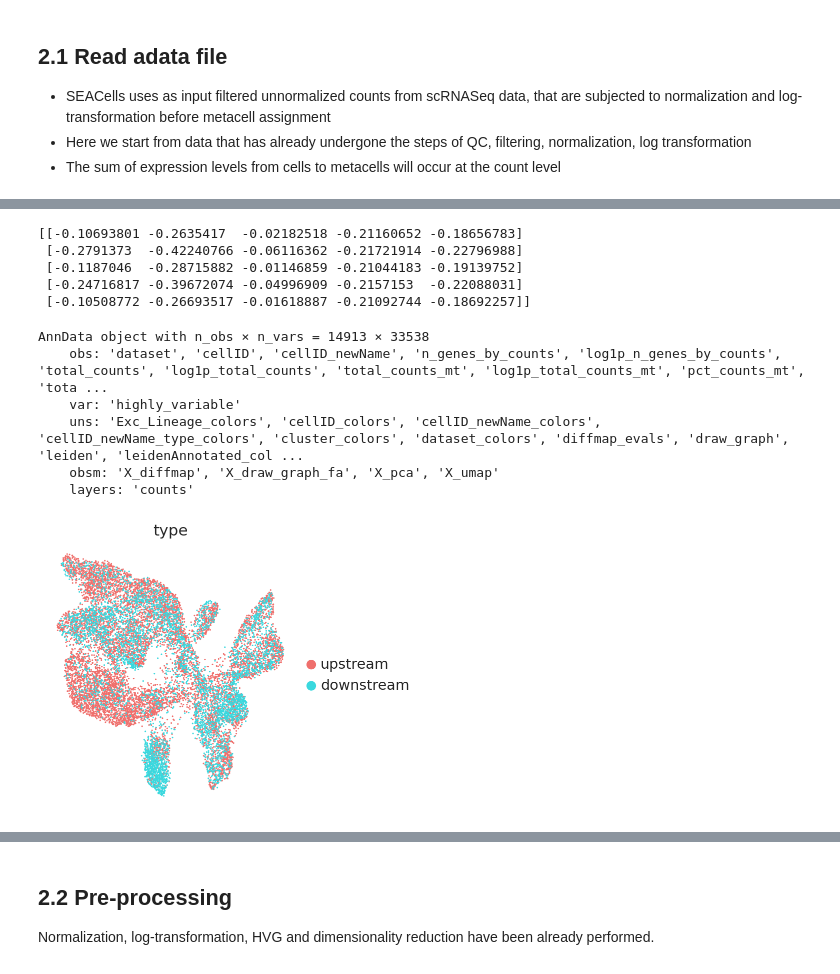
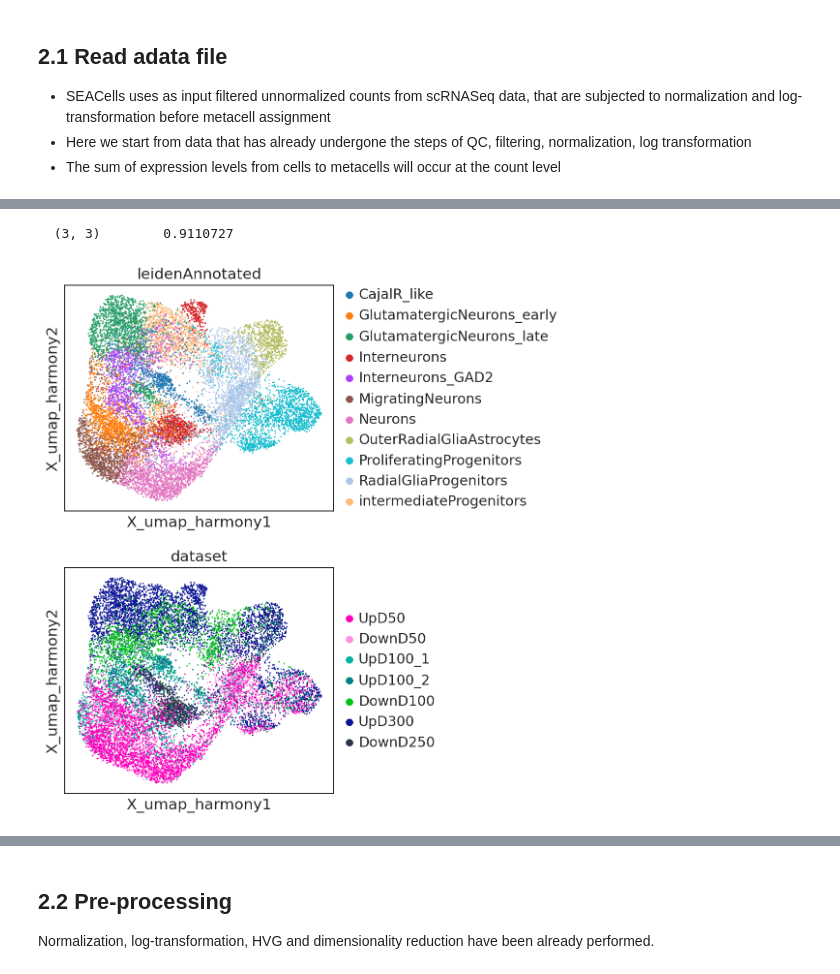
Before and after one commit to GiuseppeTestaLab/noha, a Jupyter notebook: 0_HormonalGenes/exploration_scRNASeq/Castaldi_etal2025/SEACellsCastaldi.ipynb, the cells around one changed output, grey strips where cells are left out. Drawn from its saved outputs; the diff is of its cells as text; code cells hidden in the pictures.

Commit message:
update exploration hormone genes in ext datasets

```diff
--- a/0_HormonalGenes/exploration_scRNASeq/Castaldi_etal2025/SEACellsCastaldi.ipynb
+++ b/0_HormonalGenes/exploration_scRNASeq/Castaldi_etal2025/SEACellsCastaldi.ipynb
@@ -153,0 +93,3 @@ array([[-0.1101227 , -0.03764268, -0.10671675, ...,  1.0436227 ,
+# %%
+adata = sc.read(input_file)
+adata
@@ -154,33 +105,9 @@ array([[-0.1101227 , -0.03764268, -0.10671675, ...,  1.0436227 ,
 # %%
-print(adata_processed.X[40:45, 40:45])
+print(adata.X[40:45, 40:45])
 # %% [output]
-[[-0.10693801 -0.2635417  -0.02182518 -0.21160652 -0.18656783]
- [-0.2791373  -0.42240766 -0.06116362 -0.21721914 -0.22796988]
- [-0.1187046  -0.28715882 -0.01146859 -0.21044183 -0.19139752]
- [-0.24716817 -0.39672074 -0.04996909 -0.2157153  -0.22088031]
- [-0.10508772 -0.26693517 -0.01618887 -0.21092744 -0.18692257]]
+  (3, 3)        0.9110727
-# %%
-adata = adata_raw.copy()
-
-adata.obsm['X_diffmap'] = adata_processed.obsm['X_diffmap'].copy()
-adata.obsm['X_draw_graph_fa'] = adata_processed.obsm['X_draw_graph_fa'].copy()
-adata.obsm['X_pca'] = adata_processed.obsm['X_pca'].copy()
-adata.obsm['X_umap'] = adata_processed.obsm['X_umap'].copy()
-# %%
-adata.uns = adata_processed.uns.copy()
-# %%
-adata.layers['counts'] = adata.X.copy()
-# %%
-adata
-# %% [output]
-AnnData object with n_obs × n_vars = 14913 × 33538
-    obs: 'dataset', 'cellID', 'cellID_newName', 'n_genes_by_counts', 'log1p_n_genes_by_counts', 'total_counts', 'log1p_total_counts', 'total_counts_mt', 'log1p_total_counts_mt', 'pct_counts_mt', 'tota ...
-    var: 'highly_variable'
-    uns: 'Exc_Lineage_colors', 'cellID_colors', 'cellID_newName_colors', 'cellID_newName_type_colors', 'cluster_colors', 'dataset_colors', 'diffmap_evals', 'draw_graph', 'leiden', 'leidenAnnotated_col ...
-    obsm: 'X_diffmap', 'X_draw_graph_fa', 'X_pca', 'X_umap'
-    layers: 'counts'
 # %%
-sc.pl.scatter(adata, basis='umap', color='type', frameon=False)
+sc.pl.embedding(adata,  basis="X_umap_harmony", color=['leidenAnnotated', 'dataset'], ncols=1)
 # %% [output]
-[figure, old version]
+[figure, new version]
 # %%
```
Also changed, not shown: parts of 42 cells of this notebook, 35 other files.
